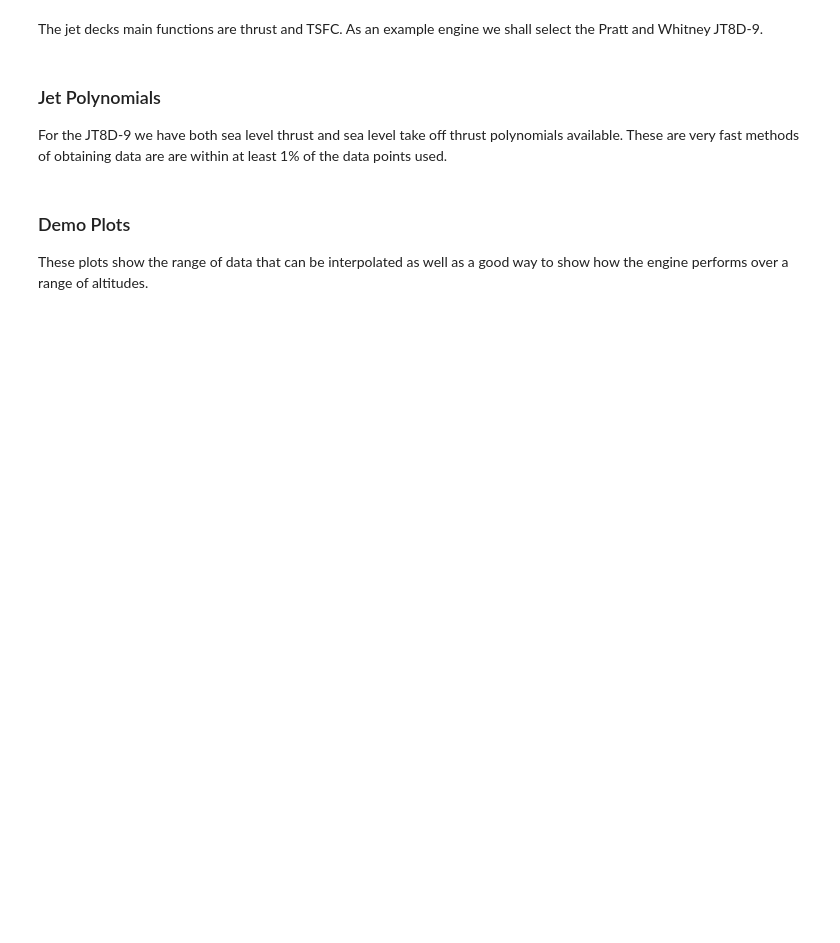
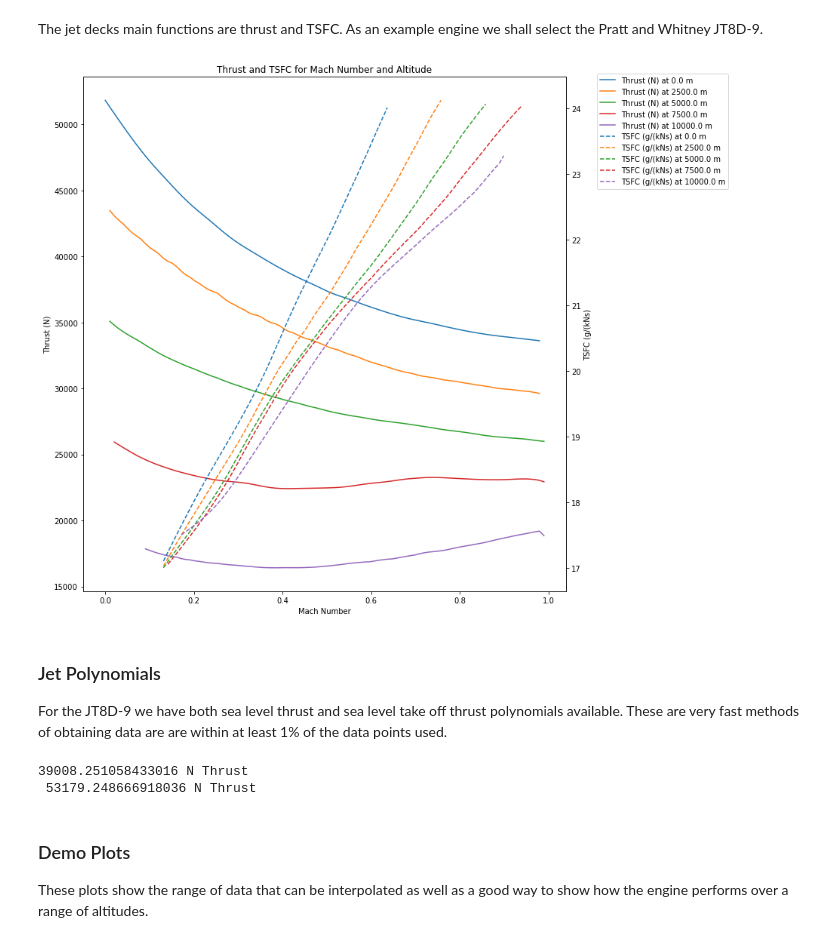
Before and after one commit to sobester/ADRpy, a Jupyter notebook: docs/ADRpy/notebooks/The Capabilities, Function and use of Engine Decks in ADRpy.ipynb, the cells around one changed output. Drawn from its saved outputs; the diff is of its cells as text; code cells hidden in the pictures; blank space fills up the shorter version.

```diff
--- a/docs/ADRpy/notebooks/The Capabilities, Function and use of Engine Decks in ADRpy.ipynb
+++ b/docs/ADRpy/notebooks/The Capabilities, Function and use of Engine Decks in ADRpy.ipynb
@@ -113,33 +127,38 @@ The jet decks main functions are thrust and TSFC. As an example engine we shall
 # %%
 import numpy as np
 import matplotlib.pyplot as plt
 
 
-jet = decks.jet_deck("JT8D-9")  # Selects data for JT8D-9.
+jet = decks.JetDeck("JT8D-9")  # Selects data for JT8D-9.
 mach = np.linspace(0, 1, 100)  # Creates array for mach data.
 altitude = np.linspace(0, 10000, 5)  # Creates an array for altitude data.
 fig, ax1 = plt.subplots(figsize=(10, 10))  # Creates figure to plot.
 ax2 = ax1.twinx()  # shares x axis with ax1
 # Plots a line for each altitude
 for alt in altitude:
     # Calculates Thrust
     thrust = jet.thrust(mach, alt)
     # Plots Thrust (N)
     ax1.plot(mach, thrust, label="Thrust (N) at " + str(alt) + " m")
     # Plots TSFC g/(kNs)
     ax2.plot(mach, jet.tsfc(mach, thrust), "--", label="TSFC (g/(kNs) at " + str(alt) + " m")
 fig.legend(loc="center", bbox_to_anchor=(1.15, 0.9))  # Plots the legend
 fig.tight_layout()  # Fits subplot in figure area.
 ax1.set_title("Thrust and TSFC for Mach Number and Altitude")  # Sets Title
 ax1.set_xlabel("Mach Number")  # Sets x label
 ax1.set_ylabel("Thrust (N)")  # Sets left hand y label
 ax2.set_ylabel("TSFC (g/(kNs)")  # Sets right hand y label
 None
+# %% [output]
+[figure, added]
 # %% [markdown]
 ### Jet Polynomials
 For the JT8D-9 we have both sea level thrust and sea level take off thrust polynomials available. These are very fast methods of obtaining data are are within at least 1% of the data points used.
 # %%
 print(jet.sl_thrust(0.4), "N Thrust\n", jet.sl_take_off_thrust(0.4), "N Thrust")
+# %% [output]
+39008.251058433016 N Thrust
+ 53179.248666918036 N Thrust
 # %% [markdown]
 ### Demo Plots
 These plots show the range of data that can be interpolated as well as a good way to show how the engine performs over a range of altitudes.
```
Also changed, not shown: parts of 14 cells of this notebook, 8 other files.
